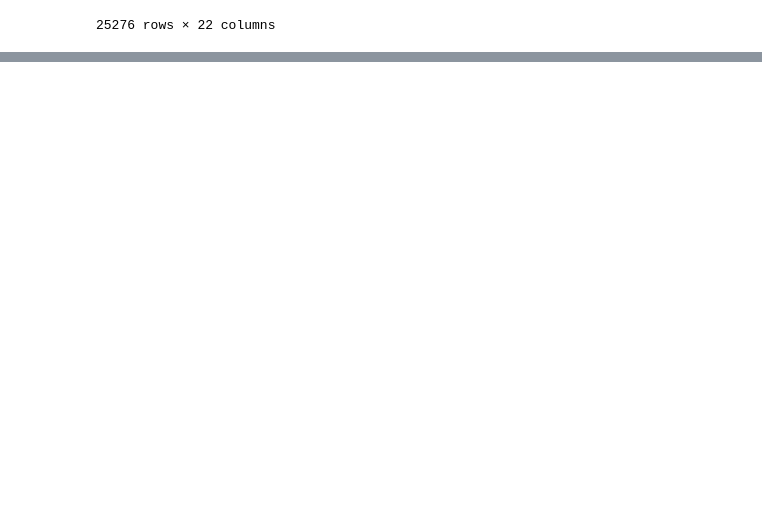
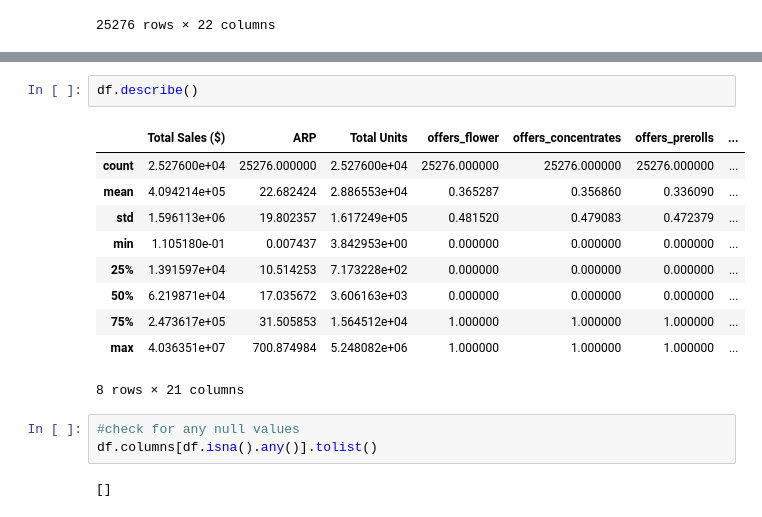
Before and after one commit to akarapetian/cs148-project3, a Jupyter notebook: proj3.ipynb, the cells around one changed output, grey strips where cells are left out. Cells and saved outputs as stored; diff of their text form; blank space fills up the shorter version.

```diff
--- a/proj3.ipynb
+++ b/proj3.ipynb
@@ -650,0 +702,18 @@ df_sorted.reindex(columns=cols)
+# %%
+df.describe()
+# %% [output]
+|  | Total Sales ($) | ARP | Total Units | offers_flower | offers_concentrates | offers_prerolls | ... |
+| count | 2.527600e+04 | 25276.000000 | 2.527600e+04 | 25276.000000 | 25276.000000 | 25276.000000 | ... |
+| mean | 4.094214e+05 | 22.682424 | 2.886553e+04 | 0.365287 | 0.356860 | 0.336090 | ... |
+| std | 1.596113e+06 | 19.802357 | 1.617249e+05 | 0.481520 | 0.479083 | 0.472379 | ... |
+| min | 1.105180e-01 | 0.007437 | 3.842953e+00 | 0.000000 | 0.000000 | 0.000000 | ... |
+| 25% | 1.391597e+04 | 10.514253 | 7.173228e+02 | 0.000000 | 0.000000 | 0.000000 | ... |
+| 50% | 6.219871e+04 | 17.035672 | 3.606163e+03 | 0.000000 | 0.000000 | 0.000000 | ... |
+| 75% | 2.473617e+05 | 31.505853 | 1.564512e+04 | 1.000000 | 1.000000 | 1.000000 | ... |
+| max | 4.036351e+07 | 700.874984 | 5.248082e+06 | 1.000000 | 1.000000 | 1.000000 | ... |
+8 rows × 21 columns
+# %%
+#check for any null values
+df.columns[df.isna().any()].tolist()
+# %% [output]
+[]
```
Also changed, not shown: parts of 13 cells of this notebook.
